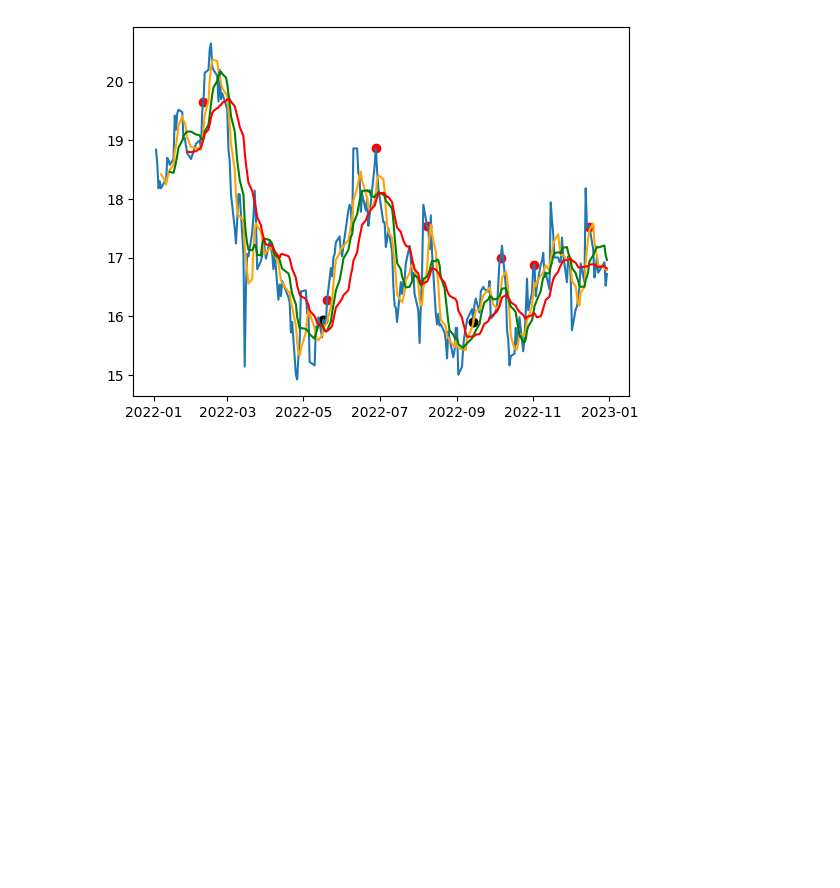
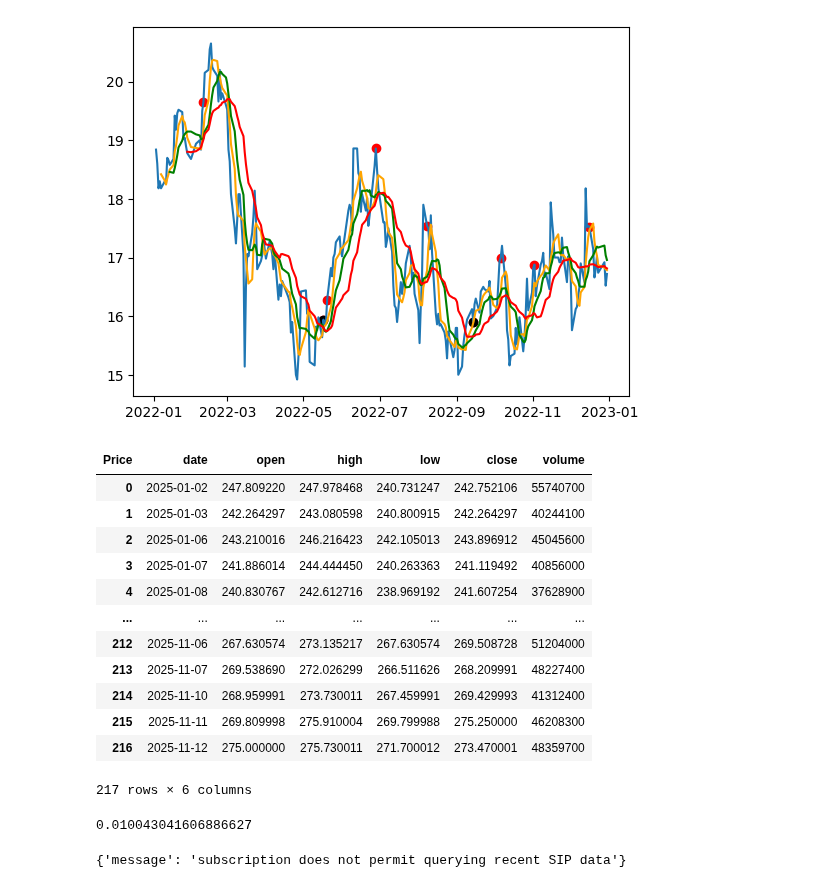
Before and after one commit to menglyu123/trading-signal-streamlit-dashboard, a Jupyter notebook: test.ipynb, the cells around one changed output. Drawn from its saved outputs; the diff is of its cells as text; code cells hidden in the pictures; blank space fills up the shorter version.

```diff
--- a/test.ipynb
+++ b/test.ipynb
@@ -193,3 +198,63 @@ plt.scatter(data.date[[88,171]],data.close[[88,171]],color='black')
 plt.show()
 # %% [output]
 [figure]
+# %%
+from data.import_data import download_yf_data
+rs = download_yf_data(['AAPL','NVDA'], start_date='2025-1-1')
+df = rs['AAPL'].reset_index()
+df.rename(columns={'Date':'date','Open':'open','High':'high','Low':'low','Close':'close', 'Volume':'volume'},inplace=True)
+df
+# %% [output]
+| Price | date | open | high | low | close | volume |
+| 0 | 2025-01-02 | 247.809220 | 247.978468 | 240.731247 | 242.752106 | 55740700 |
+| 1 | 2025-01-03 | 242.264297 | 243.080598 | 240.800915 | 242.264297 | 40244100 |
+| 2 | 2025-01-06 | 243.210016 | 246.216423 | 242.105013 | 243.896912 | 45045600 |
+| 3 | 2025-01-07 | 241.886014 | 244.444450 | 240.263363 | 241.119492 | 40856000 |
+| 4 | 2025-01-08 | 240.830767 | 242.612716 | 238.969192 | 241.607254 | 37628900 |
+| ... | ... | ... | ... | ... | ... | ... |
+| 212 | 2025-11-06 | 267.630574 | 273.135217 | 267.630574 | 269.508728 | 51204000 |
+| 213 | 2025-11-07 | 269.538690 | 272.026299 | 266.511626 | 268.209991 | 48227400 |
+| 214 | 2025-11-10 | 268.959991 | 273.730011 | 267.459991 | 269.429993 | 41312400 |
+| 215 | 2025-11-11 | 269.809998 | 275.910004 | 269.799988 | 275.250000 | 46208300 |
+| 216 | 2025-11-12 | 275.000000 | 275.730011 | 271.700012 | 273.470001 | 48359700 |
+217 rows × 6 columns
+# %%
+70.4/69.7-1
+# %% [output]
+0.010043041606886627
+# %%
+import requests
+from dataclasses import dataclass
+import datetime
+
+@dataclass
+class AlpacaConfig:
+    API_KEY = 'PKO1ARBTPTA3QL7M5BF3'
+    API_SECRET = 'bvSSDPdWcQkTNgtO2Fxdbznf1a8tqylrfQCPKanA'
+    HEADERS = {
+        'APCA-API-KEY-ID': API_KEY,
+        'APCA-API-SECRET-KEY': API_SECRET
+    }
+    BARS_URL = 'https://data.alpaca.markets/v2/stocks'  # v1/bars
+
+
+
+def get_price_from_alpaca(symbol, start:datetime, end:datetime, interval) -> list[dict]:
+    config = AlpacaConfig()
+    url = config.BARS_URL + '/bars'
+    params = {"end": end} #int(end.timestamp() * 1000)
+    params['symbols'] = symbol
+    params["timeframe"] = interval
+    params["start"] = start#int(start.timestamp() * 1000)
+    params["limit"] = 1000
+
+    response: list[list] = requests.get(url, params=params, headers=config.HEADERS).json()
+    # url = config.BARS_URL+'/1Day?symbols=MSFT'
+    # print(url)
+    # response = requests.get(url, headers = config.HEADERS)
+    print(response)
+
+
+get_price_from_alpaca('AAPL', datetime.datetime(2025,1,1).date(),datetime.datetime.today().date(),interval='1D')
+# %% [output]
+{'message': 'subscription does not permit querying recent SIP data'}
```
Also changed, not shown: parts of 6 cells of this notebook, 3 other files.
